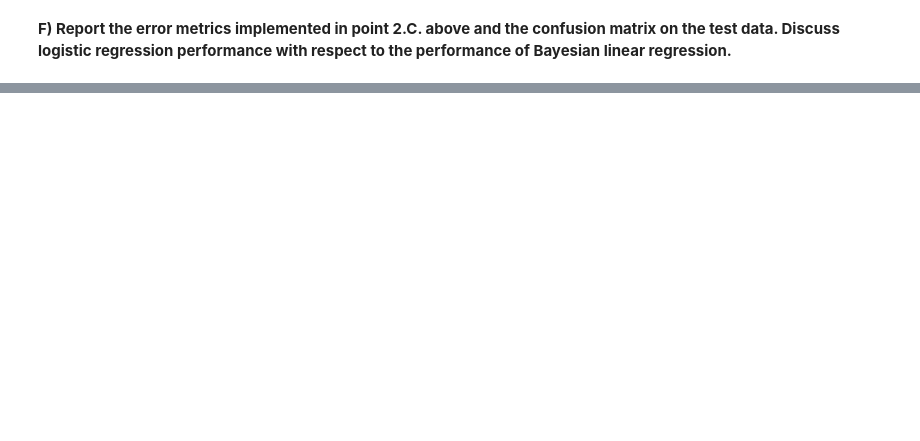
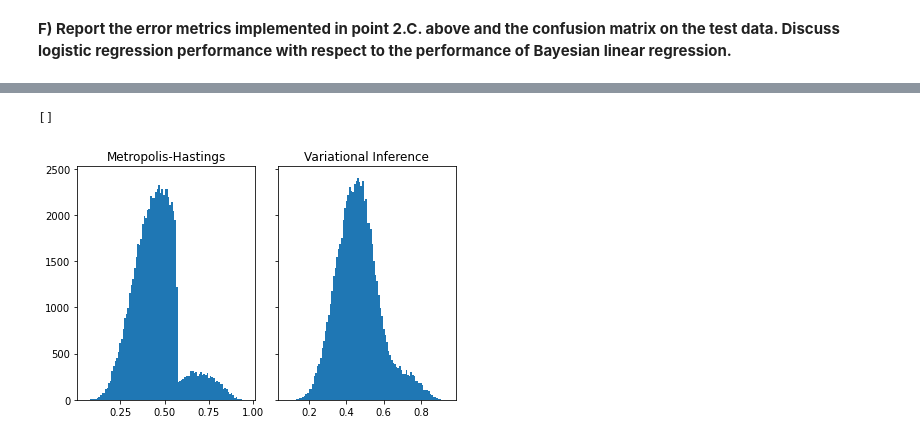
Before and after one commit to mspronesti/advanced-statistical-inference, a Jupyter notebook: assignment/Santander_Customer_Transaction.ipynb, the cells around one changed output, grey strips where cells are left out. Cells and saved outputs as stored; diff of their text form; code cells hidden in the pictures; blank space fills up the shorter version.

```diff
--- a/assignment/Santander_Customer_Transaction.ipynb
+++ b/assignment/Santander_Customer_Transaction.ipynb
@@ -728,0 +796,21 @@ global metric to assess which inference method yields better uncertainty quantif
+# %%
+# correct preds
+y_mh_discrete = y_mh_pred >= .57 # hardcoded threshold, compute above
+pred_mh_correct = y_mh_pred[y_test == y_mh_discrete]
+
+y_vi_discrete = y_mh_pred >= .58   # hardcoded threshold, compute above
+pred_vi_correct = y_vi_pred[y_test == y_vi_discrete]
+
+n_bins = 100
+# Metropolis Hastings
+fig, axs = plt.subplots(1, 2, sharey=True, tight_layout=True)
+axs[0].hist(pred_mh_correct, bins=n_bins)
+axs[0].title.set_text('Metropolis-Hastings')
+
+# Variational Inference
+axs[1].hist(pred_vi_correct, bins=n_bins)
+axs[1].title.set_text('Variational Inference')
+plt.plot()
+# %% [output]
+[]
+[figure, added]
```
Also changed, not shown: parts of 40 cells of this notebook.
